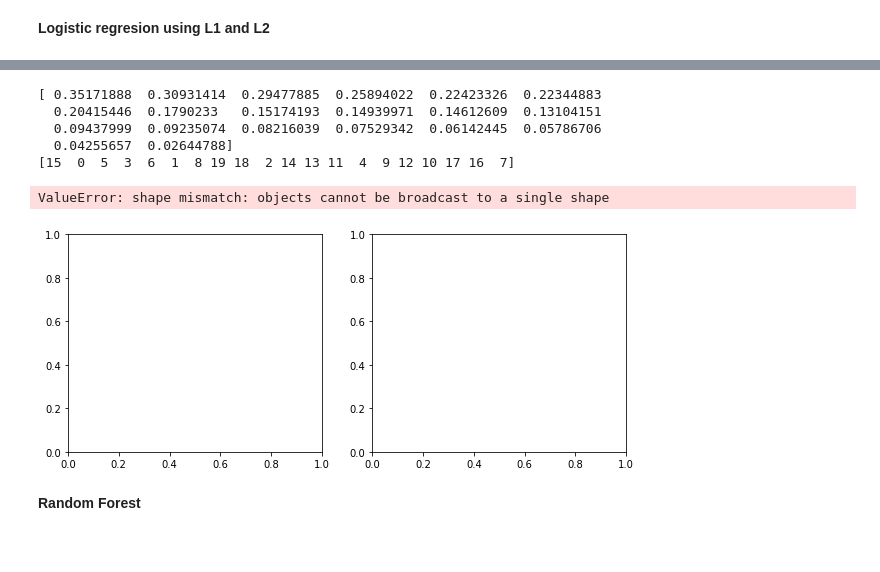
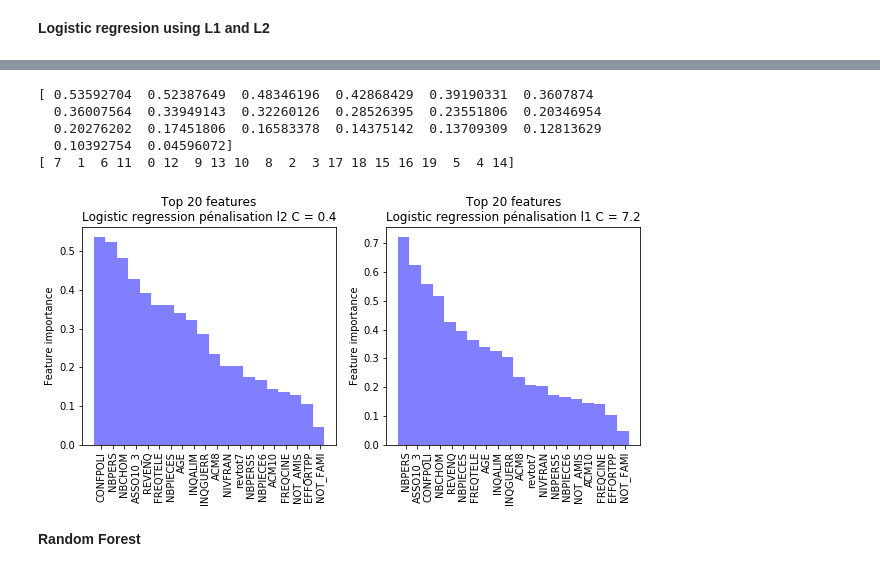
Before and after one commit to Greg131/Felix, a Jupyter notebook: Baseline Model.ipynb, the cells around one changed output, grey strips where cells are left out. Cells and saved outputs as stored; diff of their text form; code cells hidden in the pictures.

```diff
--- a/Baseline Model.ipynb
+++ b/Baseline Model.ipynb
@@ -775,41 +775,40 @@ features_name_sorted_l2 = features_name[features_sorded_l2]
 
 clf = LogisticRegression(C=C_log[np.argmin(mean_score_l1)],
                          penalty='l2',
                          random_state=42,
                          class_weight='balanced')
 
 clf.fit(X_train,y_train)
 coef_l1 = abs(clf.coef_)
 coef_sorted_l1 = -np.sort(-coef_l1).reshape(-1)
 features_sorded_l1 = np.argsort(-coef_l1).reshape(-1)
 features_name_sorted_l1 = features_name[features_sorded_l1]
 
-nf = len(features)
+nf = X_train.shape[1]
 
 fig, axes = plt.subplots(nrows=1, ncols=2, figsize=(10, 4))
 ind = np.arange(nf)    # the x locations for the groups
 
 plt.subplot(1, 2, 1)
 p1 = plt.bar(ind, coef_sorted_l2[0:nf], 1, color='b',alpha=0.5)
 plt.ylabel('Feature importance')
 plt.title(u'Top %i features\nLogistic regression pénalisation l2 C = 0.4' % nf)
 plt.xticks(ind + 0.35/2.0, features_name_sorted_l2[0:nf], rotation = 90)
 
 plt.subplot(1, 2, 2)
 p1 = plt.bar(ind, coef_sorted_l1[0:nf], 1, color='b',alpha=0.5)
 plt.ylabel('Feature importance')
 plt.title(u'Top %i features\nLogistic regression pénalisation l1 C = 7.2' % nf)
 plt.xticks(ind + 0.35/2.0, features_name_sorted_l1[0:nf], rotation = 90)
 
 plt.show()
 # %% [output]
-[ 0.35171888  0.30931414  0.29477885  0.25894022  0.22423326  0.22344883
-  0.20415446  0.1790233   0.15174193  0.14939971  0.14612609  0.13104151
-  0.09437999  0.09235074  0.08216039  0.07529342  0.06142445  0.05786706
-  0.04255657  0.02644788]
-[15  0  5  3  6  1  8 19 18  2 14 13 11  4  9 12 10 17 16  7]
+[ 0.53592704  0.52387649  0.48346196  0.42868429  0.39190331  0.3607874
+  0.36007564  0.33949143  0.32260126  0.28526395  0.23551806  0.20346954
+  0.20276202  0.17451806  0.16583378  0.14375142  0.13709309  0.12813629
+  0.10392754  0.04596072]
+[ 7  1  6 11  0 12  9 13 10  8  2  3 17 18 15 16 19  5  4 14]
-ValueError: shape mismatch: objects cannot be broadcast to a single shape
-[figure, old version]
+[figure, new version]
 # %% [markdown]
 **Random Forest**
 # %%
```
Also changed, not shown: parts of 21 cells of this notebook, 2 other files.
